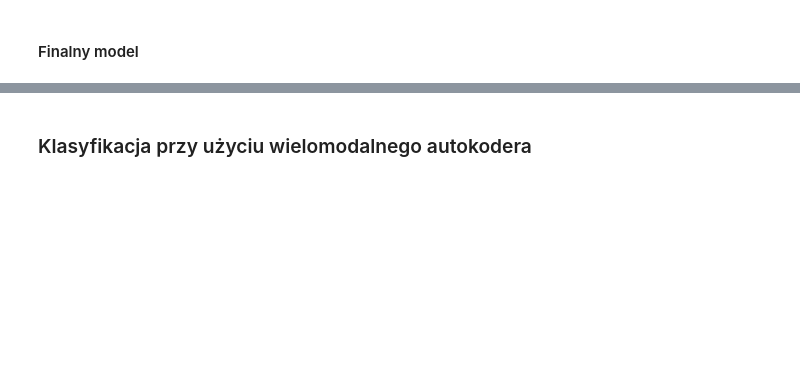
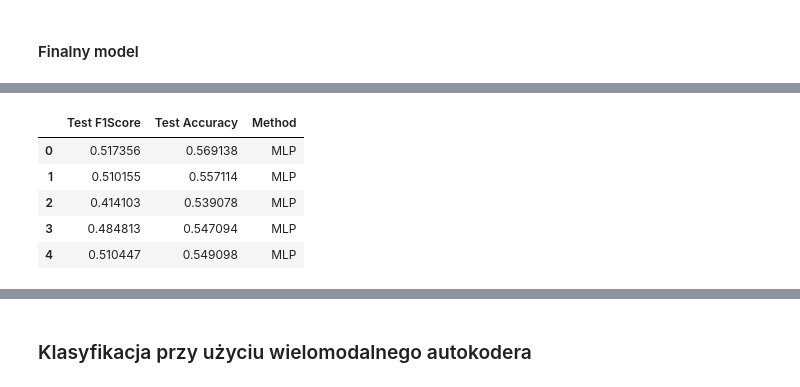
Before and after one commit to mateuszkochanek/reprezentacja-projekt, a Jupyter notebook: Report.ipynb, the cells around one changed output, grey strips where cells are left out. Cells and saved outputs as stored; diff of their text form; code cells hidden in the pictures; blank space fills up the shorter version.

```diff
--- a/Report.ipynb
+++ b/Report.ipynb
@@ -678,2 +774,34 @@ metrics_df
 # %% [markdown]
 #### Finalny model
+# %%
+mlp_metrics = []
+for test_index in range(N_TESTS):
+    lr=1e-4
+    classifier = Classifier(
+        model=ModalityMlp(
+            input_size=IMG_REPREZENTATION_SIZE + TEXT_REPREZENTATION_SIZE,
+            hidden_sizes=[1024, 512, 256, 128],
+            n_classes=MEME_N_CLASSES,
+            modality="both",
+            lr=lr,
+        ),
+        lr=lr,
+        n_classes=MEME_N_CLASSES,
+    )
+    tb_logger = pl_loggers.TensorBoardLogger(
+        save_dir=LOG_DIR,
+        sub_dir=f"mlp_baseline__lr={lr}",
+    )
+    trainer = pl.Trainer(max_epochs=20, accelerator='gpu', devices=1, logger=tb_logger)
+    trainer.fit(classifier, meme_datamodule)
+    scores = trainer.test(datamodule=meme_datamodule, ckpt_path="best")[0]
+    fscore = scores["f1score/test_epoch"]
+    accuracy = scores["accuracy/test_epoch"]
+    mlp_metrics.append(
+        {
+            "Test F1Score": fscore,
+            "Test Accuracy": accuracy,
+            "Method": "MLP",
+        }
+    )
+mlp_df = pd.DataFrame(mlp_metrics)
@@ -680,3 +922,12 @@ metrics_df
+# %%
+mlp_df
+# %% [output]
+|  | Test F1Score | Test Accuracy | Method |
+| 0 | 0.517356 | 0.569138 | MLP |
+| 1 | 0.510155 | 0.557114 | MLP |
+| 2 | 0.414103 | 0.539078 | MLP |
+| 3 | 0.484813 | 0.547094 | MLP |
+| 4 | 0.510447 | 0.549098 | MLP |
 # %%
 %tensorboard --port 6006 --logdir "./logs"
 # %% [output]
```
Also changed, not shown: parts of 28 cells of this notebook.
